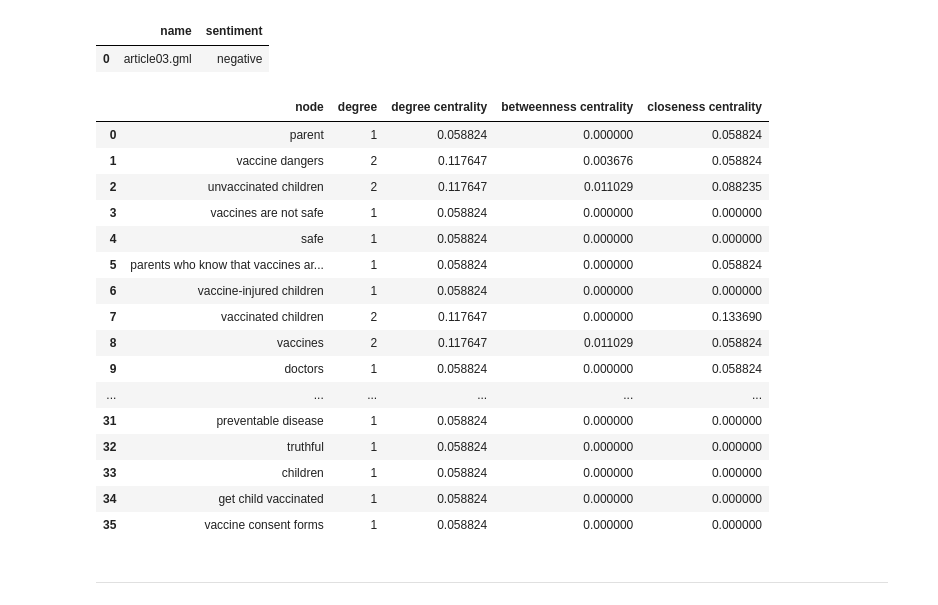
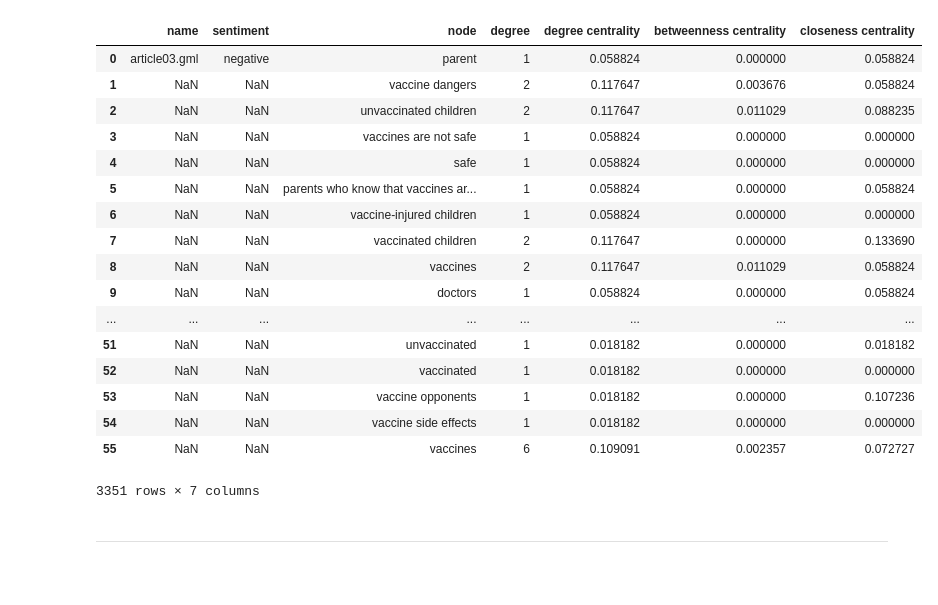
Before and after one commit to gloriakang/vax-sentiment, a Jupyter notebook: jupyter_nbs/dataframe.ipynb, the cells around one changed output. Cells and saved outputs as stored; diff of their text form; code cells hidden in the pictures; blank space fills up the shorter version.

```diff
--- a/jupyter_nbs/dataframe.ipynb
+++ b/jupyter_nbs/dataframe.ipynb
@@ -39,10 +40,9 @@ def highest_centrality(cent_dict):
 
 data_columns = ['name',
                 'sentiment'
-                 ]
-
+                ]
 data = pd.DataFrame(columns = data_columns)
-#nodes.df = pd.Dataframe(columns = data_columns)
+combined_df = pd.DataFrame()
 # %%
 # graph = directed, ugraph = undirected
 
@@ -59,7 +59,6 @@ for graph_num, gml_graph in enumerate(gml_files):
     #calculate_graph_inf(graph)
     #calculate_graph_inf(ugraph)
 
-
     # calculate variables
     sent = filepath.split('/')[-1]
     deg_cent = nx.degree_centrality(graph)
@@ -74,40 +73,40 @@ for graph_num, gml_graph in enumerate(gml_files):
     # appends main data df
     data = data.append(graph_values, ignore_index=True)
 
+    ###########
 
-    # for node data df
-    # degree
     degree = nx.degree(graph)
     deg_df = pd.DataFrame.from_dict(degree, orient = 'index')
     deg_df.columns = ['degree']
-
     # degree centrality
     deg_cent = nx.degree_centrality(graph)
     dc_df = pd.DataFrame.from_dict(deg_cent, orient = 'index')
     dc_df.columns = ['degree centrality']
-
     # betweenness centrality
     bet_cent = nx.betweenness_centrality(graph)
     bc_df = pd.DataFrame.from_dict(bet_cent, orient = 'index')
     bc_df.columns = ['betweenness centrality']
-
     # closeness centrality
     clo_cent = nx.closeness_centrality(graph)
     cc_df = pd.DataFrame.from_dict(clo_cent, orient = 'index')
     cc_df.columns = ['closeness centrality']
 
-    # concatenate centrality columns into node_df
+    # concat node frames into node_df
     frames = [deg_df, dc_df, bc_df, cc_df]
     node_df = pd.concat(frames, axis = 1)
     node_df.index.name = 'node'
     node_df = node_df.reset_index()
 
-    # append node dataframe to nodes_df
-    nodes_df = node_df.append(node_df, ignore_index=True)
 
 
-    if graph_num == 0:
-        break
+    #### this is all kinds of fucked up ###
+    values = pd.DataFrame(graph_values, columns = ('name', 'sentiment'), index = [0])
+    df = pd.concat([values, node_df], axis = 1)
+
+    combined_df = combined_df.append(df)
+
+#    if graph_num == 3:
+#        break
 # %% [output]
 ----------------------------------------
 ../output/network/negative/article03.gml
@@ -138,25 +127,0 @@ df = combined.append(combined)
-# %%
-data
-# %% [output]
-|  | name | sentiment |
-| 0 | article03.gml | negative |
-# %%
-nodes_df
-# %% [output]
-|  | node | degree | degree centrality | betweenness centrality | closeness centrality |
-| 0 | parent | 1 | 0.058824 | 0.000000 | 0.058824 |
-| 1 | vaccine dangers | 2 | 0.117647 | 0.003676 | 0.058824 |
-| 2 | unvaccinated children | 2 | 0.117647 | 0.011029 | 0.088235 |
-| 3 | vaccines are not safe | 1 | 0.058824 | 0.000000 | 0.000000 |
-| 4 | safe | 1 | 0.058824 | 0.000000 | 0.000000 |
-| 5 | parents who know that vaccines ar... | 1 | 0.058824 | 0.000000 | 0.058824 |
-| 6 | vaccine-injured children | 1 | 0.058824 | 0.000000 | 0.000000 |
-| 7 | vaccinated children | 2 | 0.117647 | 0.000000 | 0.133690 |
-| 8 | vaccines | 2 | 0.117647 | 0.011029 | 0.058824 |
-| 9 | doctors | 1 | 0.058824 | 0.000000 | 0.058824 |
-| ... | ... | ... | ... | ... | ... |
-| 31 | preventable disease | 1 | 0.058824 | 0.000000 | 0.000000 |
-| 32 | truthful | 1 | 0.058824 | 0.000000 | 0.000000 |
-| 33 | children | 1 | 0.058824 | 0.000000 | 0.000000 |
-| 34 | get child vaccinated | 1 | 0.058824 | 0.000000 | 0.000000 |
-| 35 | vaccine consent forms | 1 | 0.058824 | 0.000000 | 0.000000 |
@@ -165,0 +128,21 @@ result
+# %%
+combined_df
+# %% [output]
+|  | name | sentiment | node | degree | degree centrality | betweenness centrality | closeness centrality |
+| 0 | article03.gml | negative | parent | 1 | 0.058824 | 0.000000 | 0.058824 |
+| 1 | NaN | NaN | vaccine dangers | 2 | 0.117647 | 0.003676 | 0.058824 |
+| 2 | NaN | NaN | unvaccinated children | 2 | 0.117647 | 0.011029 | 0.088235 |
+| 3 | NaN | NaN | vaccines are not safe | 1 | 0.058824 | 0.000000 | 0.000000 |
+| 4 | NaN | NaN | safe | 1 | 0.058824 | 0.000000 | 0.000000 |
+| 5 | NaN | NaN | parents who know that vaccines ar... | 1 | 0.058824 | 0.000000 | 0.058824 |
+| 6 | NaN | NaN | vaccine-injured children | 1 | 0.058824 | 0.000000 | 0.000000 |
+| 7 | NaN | NaN | vaccinated children | 2 | 0.117647 | 0.000000 | 0.133690 |
+| 8 | NaN | NaN | vaccines | 2 | 0.117647 | 0.011029 | 0.058824 |
+| 9 | NaN | NaN | doctors | 1 | 0.058824 | 0.000000 | 0.058824 |
+| ... | ... | ... | ... | ... | ... | ... | ... |
+| 51 | NaN | NaN | unvaccinated | 1 | 0.018182 | 0.000000 | 0.018182 |
+| 52 | NaN | NaN | vaccinated | 1 | 0.018182 | 0.000000 | 0.000000 |
+| 53 | NaN | NaN | vaccine opponents | 1 | 0.018182 | 0.000000 | 0.107236 |
+| 54 | NaN | NaN | vaccine side effects | 1 | 0.018182 | 0.000000 | 0.000000 |
+| 55 | NaN | NaN | vaccines | 6 | 0.109091 | 0.002357 | 0.072727 |
+3351 rows × 7 columns
```
Also changed, not shown: parts of 10 cells of this notebook, 2 other files.
